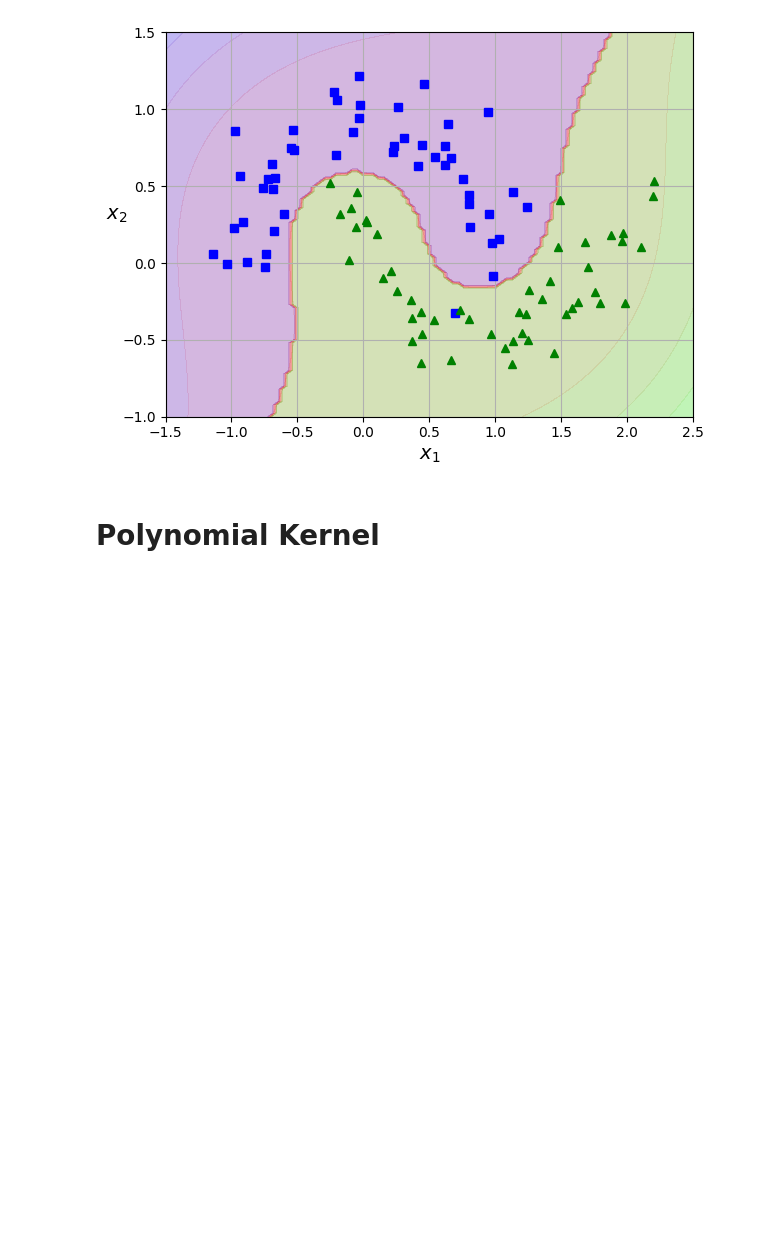
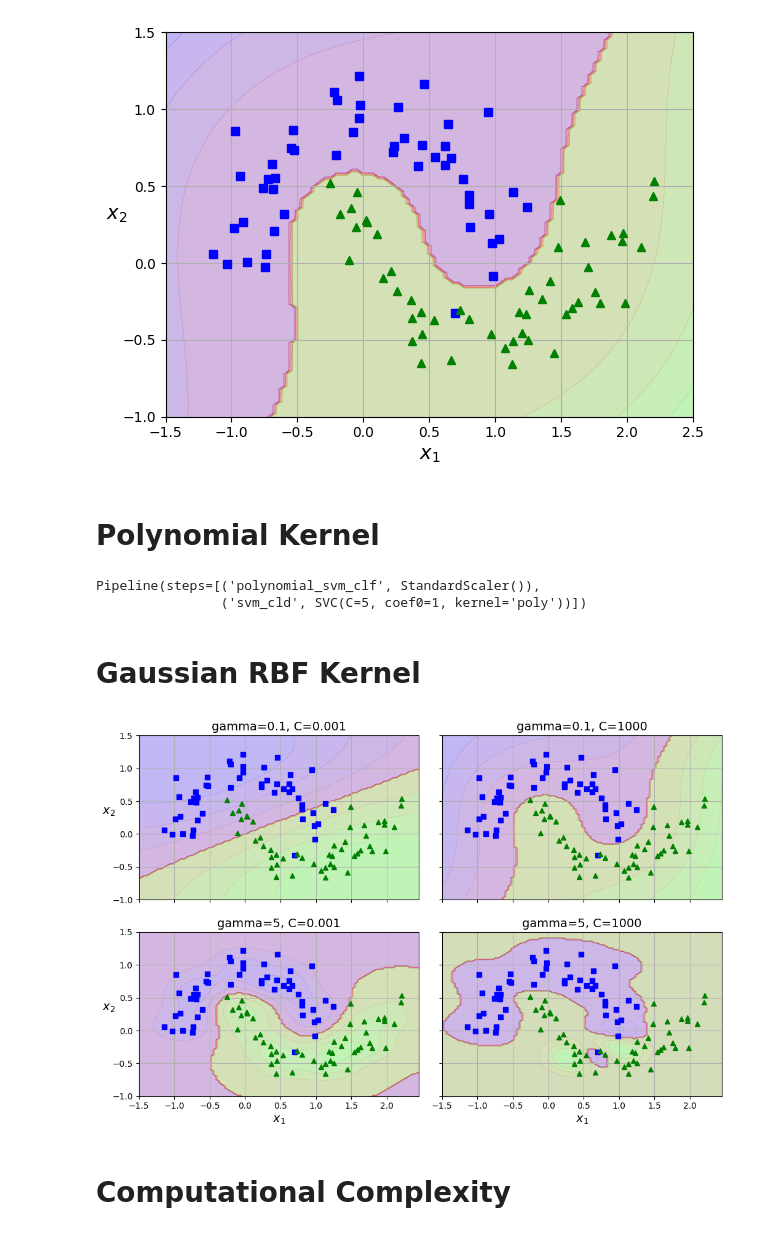
Before and after one commit to Bhazooka/ML-Data, a Jupyter notebook: Support_vector_Machines.ipynb, the cells around one changed output. Drawn from its saved outputs; the diff is of its cells as text; code cells hidden in the pictures; blank space fills up the shorter version.

```diff
--- a/Support_vector_Machines.ipynb
+++ b/Support_vector_Machines.ipynb
@@ -183,3 +183,59 @@ plt.show()
 [figure]
 # %% [markdown]
 # Polynomial Kernel
+# %%
+# testing polynomial kernel on the makemoons data
+from sklearn.svm import SVC
+
+poly_kernel_svm_clf = Pipeline([
+    ("polynomial_svm_clf", StandardScaler()),
+    ("svm_cld", SVC(kernel="poly", degree=3, coef0=1, C=5))
+])
+
+poly_kernel_svm_clf.fit(X, y)
+
+# This trains an SVM classifier using a 3rd-degree polynomial kernel
+# if the model is overfitting, we need to reduce polynomial degree. if underfitting, increase poly degree
+# coef0 hyperparameter controls how much the model is influenced by high degreee versus low degree polynomial
+# %% [output]
+Pipeline(steps=[('polynomial_svm_clf', StandardScaler()),
+                ('svm_cld', SVC(C=5, coef0=1, kernel='poly'))])
+# %% [markdown]
+# Gaussian RBF Kernel
+# %%
+#
+from sklearn.pipeline import make_pipeline
+from sklearn.svm import SVC
+
+gamma1, gamma2 = 0.1, 5
+C1, C2 = 0.001, 1000
+hyperparams = (gamma1, C1), (gamma1, C2), (gamma2, C1), (gamma2, C2)
+
+svm_clfs = []
+for gamma, C in hyperparams:
+    rbf_kernel_svm_clf = make_pipeline(
+        StandardScaler(),
+        SVC(kernel="rbf", gamma=gamma, C=C)
+    )
+    rbf_kernel_svm_clf.fit(X, y)
+    svm_clfs.append(rbf_kernel_svm_clf)
+
+fig, axes = plt.subplots(nrows=2, ncols=2, figsize=(10.5, 7), sharex=True, sharey=True)
+
+for i, svm_clf in enumerate(svm_clfs):
+    plt.sca(axes[i // 2, i % 2])
+    plot_predictions(svm_clf, [-1.5, 2.45, -1, 1.5])
+    plot_dataset(X, y, [-1.5, 2.45, -1, 1.5])
+    gamma, C = hyperparams[i]
+    plt.title(f"gamma={gamma}, C={C}")
+    if i in (0, 1):
+        plt.xlabel("")
+    if i in (1, 3):
+        plt.ylabel("")
+
+save_fig("moons_rbf_svc_plot")
+plt.show()
+# %% [output]
+[figure, added]
+# %% [markdown]
+# Computational Complexity
```
Also changed, not shown: 1 other file.
